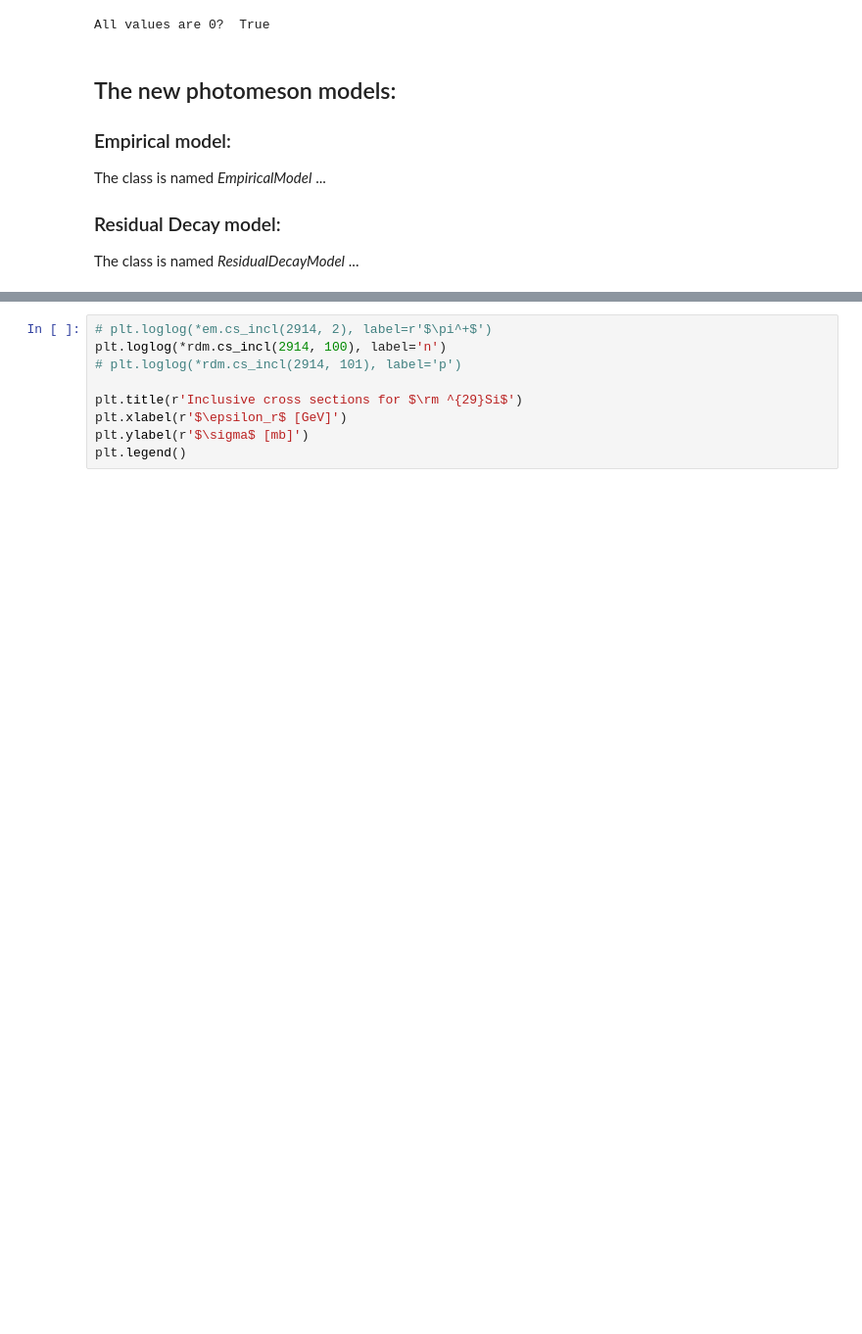
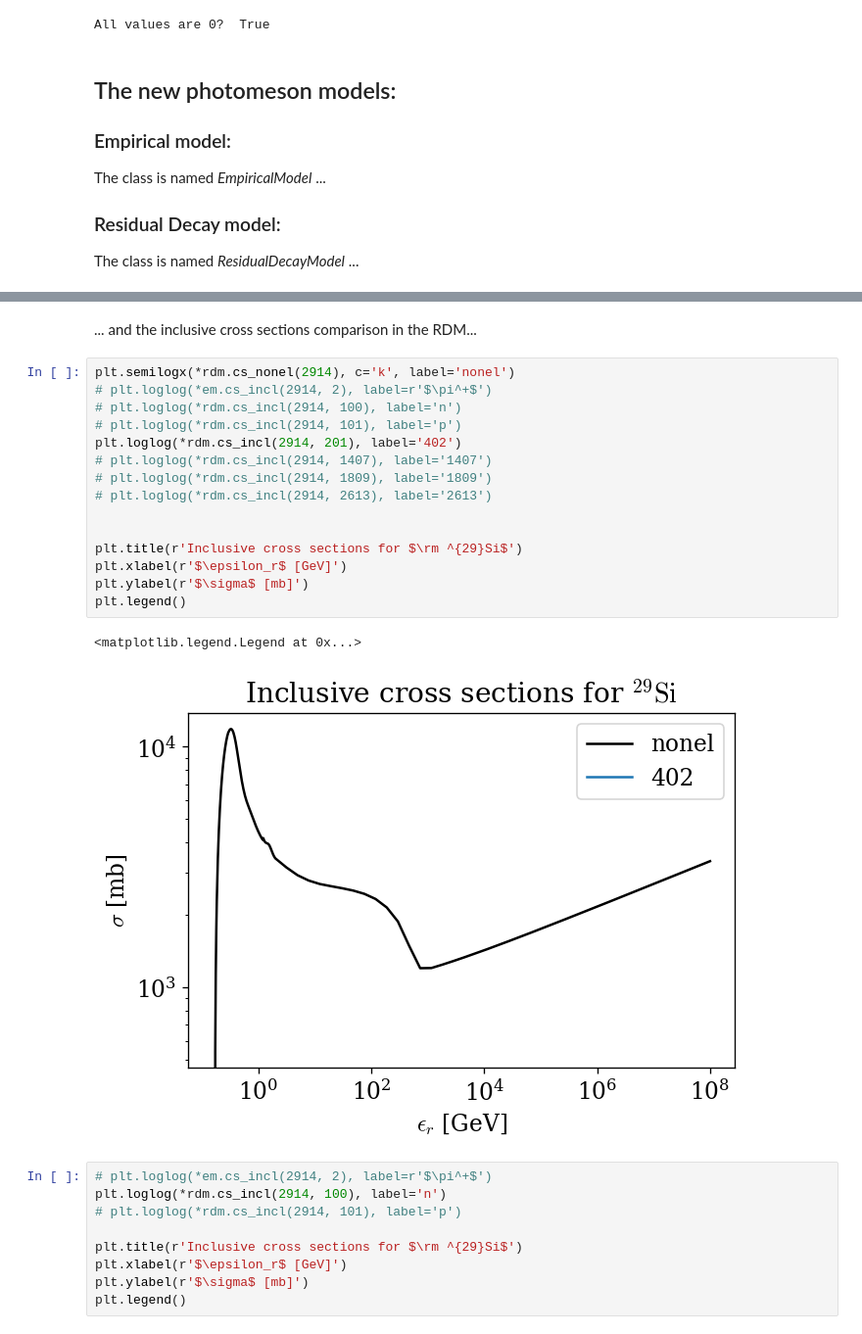
Before and after one commit to mohller/AstroPhoMes, a Jupyter notebook: examples/Howto_example.ipynb, the cells around one changed output, grey strips where cells are left out. Shown at 98% size. Saved outputs shown, nothing was run; the diff lists cells and outputs as text; blank space fills up the shorter version.

```diff
--- a/examples/Howto_example.ipynb
+++ b/examples/Howto_example.ipynb
@@ -134,3 +137,23 @@ plt.legend()
+# %% [markdown]
+... and the inclusive cross sections comparison in the RDM...
+# %%
+plt.semilogx(*rdm.cs_nonel(2914), c='k', label='nonel')
+# plt.loglog(*em.cs_incl(2914, 2), label=r'$\pi^+$')
+# plt.loglog(*rdm.cs_incl(2914, 100), label='n')
+# plt.loglog(*rdm.cs_incl(2914, 101), label='p')
+plt.loglog(*rdm.cs_incl(2914, 201), label='402')
+# plt.loglog(*rdm.cs_incl(2914, 1407), label='1407')
+# plt.loglog(*rdm.cs_incl(2914, 1809), label='1809')
+# plt.loglog(*rdm.cs_incl(2914, 2613), label='2613')
+
+
+plt.title(r'Inclusive cross sections for $\rm ^{29}Si$')
+plt.xlabel(r'$\epsilon_r$ [GeV]')
+plt.ylabel(r'$\sigma$ [mb]')
+plt.legend()
+# %% [output]
+<matplotlib.legend.Legend at 0x...>
+[figure, added]
 # %%
 # plt.loglog(*em.cs_incl(2914, 2), label=r'$\pi^+$')
 plt.loglog(*rdm.cs_incl(2914, 100), label='n')
```
Also changed, not shown: parts of 10 cells of this notebook, 1 other file.
